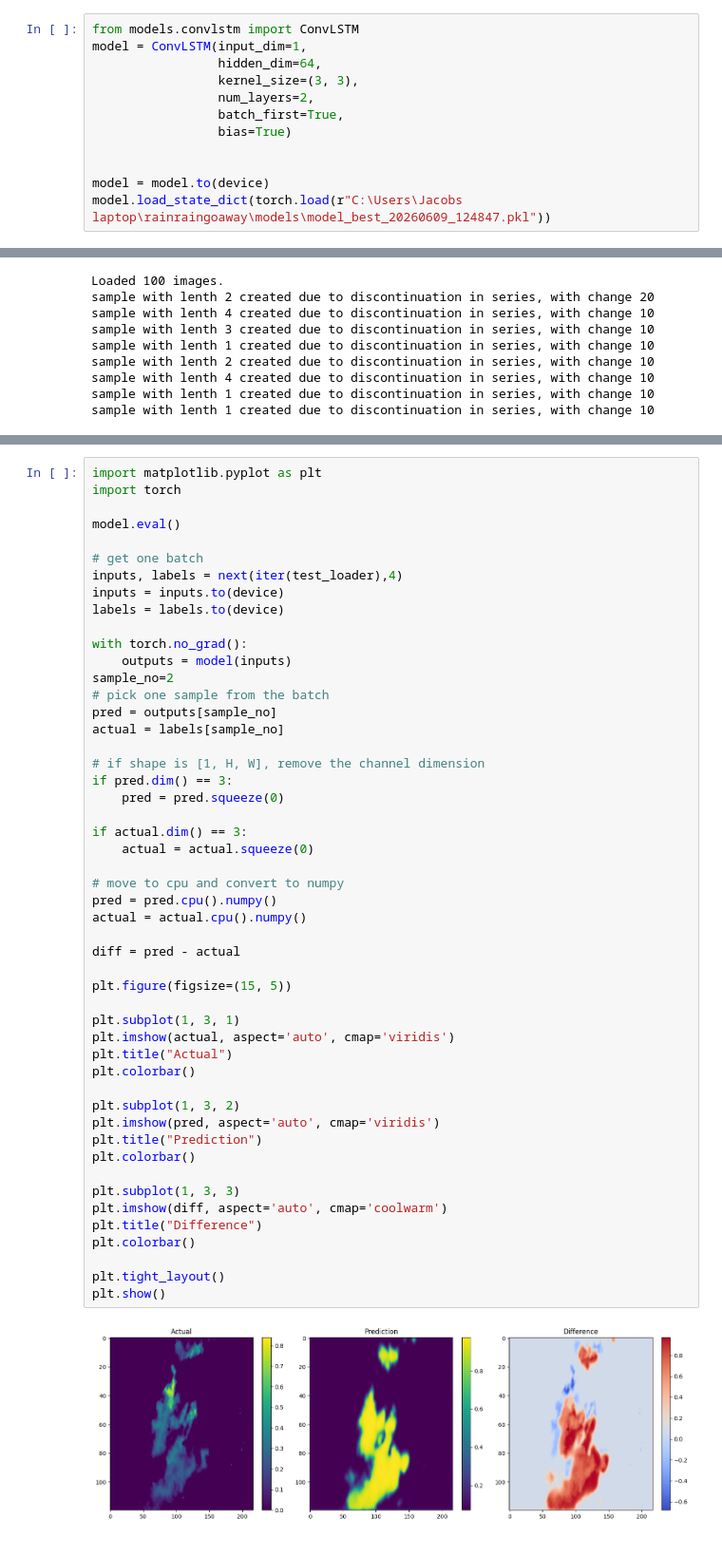
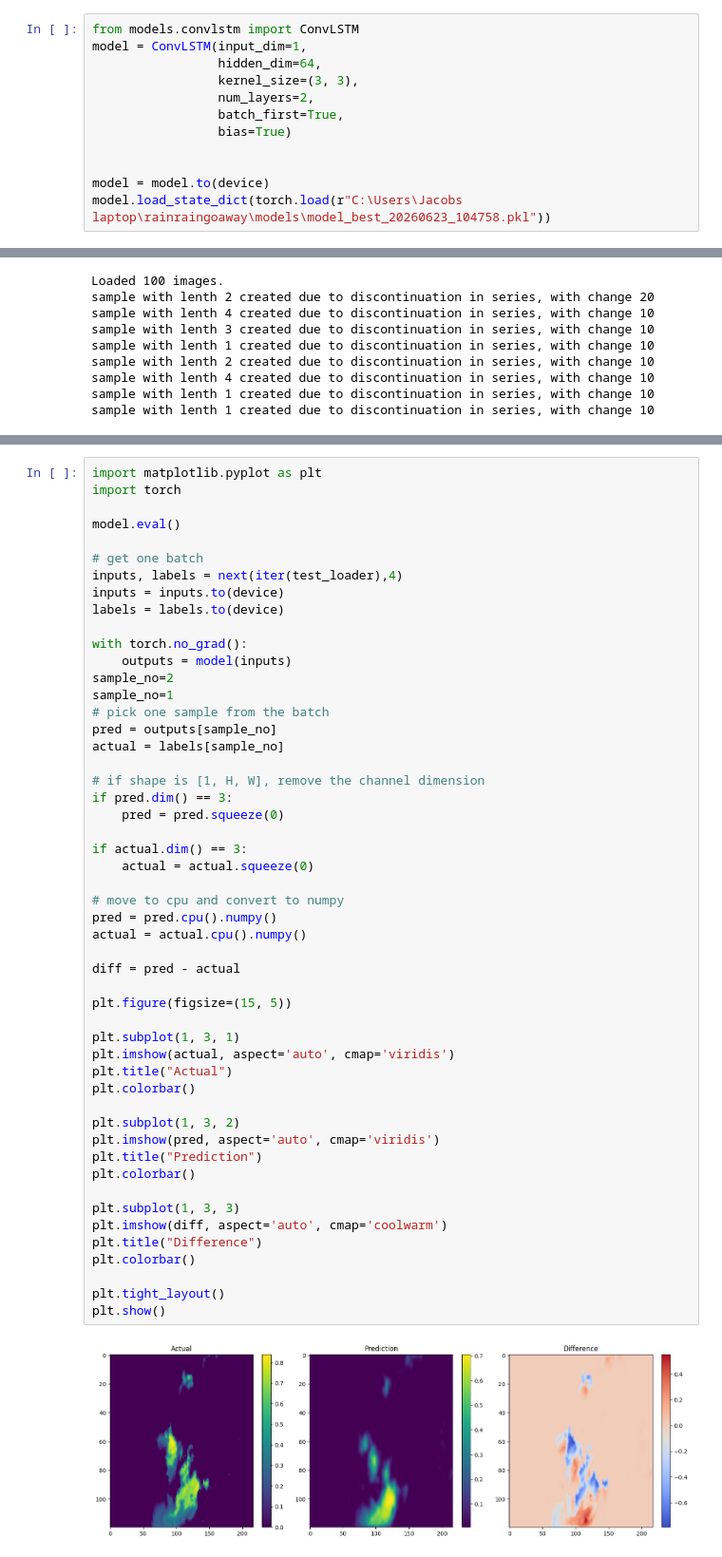
Before and after one commit to ilove-datascience/rainraingoaway, a Jupyter notebook: src/visualise_model.ipynb, the cells around one changed output, grey strips where cells are left out. Shown at 95% size. Cells and saved outputs as stored; diff of their text form.

Commit message:
model and visualitision updatres

```diff
--- a/src/visualise_model.ipynb
+++ b/src/visualise_model.ipynb
@@ -64,7 +64,7 @@ model = ConvLSTM(input_dim=1,
 
 
 model = model.to(device)
-model.load_state_dict(torch.load(r"C:\Users\Jacobs laptop\rainraingoaway\models\model_best_20260609_124847.pkl"))
+model.load_state_dict(torch.load(r"C:\Users\Jacobs laptop\rainraingoaway\models\model_best_20260623_104758.pkl"))
 # %% [output]
 <All keys matched successfully>
 # %%
@@ -157,6 +157,7 @@ labels = labels.to(device)
 with torch.no_grad():
     outputs = model(inputs)
 sample_no=2
+sample_no=1
 # pick one sample from the batch
 pred = outputs[sample_no]
 actual = labels[sample_no]
@@ -167,34 +168,34 @@ if pred.dim() == 3:
 
 if actual.dim() == 3:
     actual = actual.squeeze(0)
 
 # move to cpu and convert to numpy
 pred = pred.cpu().numpy()
 actual = actual.cpu().numpy()
 
 diff = pred - actual
 
 plt.figure(figsize=(15, 5))
 
 plt.subplot(1, 3, 1)
 plt.imshow(actual, aspect='auto', cmap='viridis')
 plt.title("Actual")
 plt.colorbar()
 
 plt.subplot(1, 3, 2)
 plt.imshow(pred, aspect='auto', cmap='viridis')
 plt.title("Prediction")
 plt.colorbar()
 
 plt.subplot(1, 3, 3)
 plt.imshow(diff, aspect='auto', cmap='coolwarm')
 plt.title("Difference")
 plt.colorbar()
 
 plt.tight_layout()
 plt.show()
 # %% [output]
-[figure, old version]
+[figure, new version]
 # %%
 import matplotlib.pyplot as plt
 from datetime import datetime
```
Also changed, not shown: parts of 1 cell of this notebook, 2 other files.
